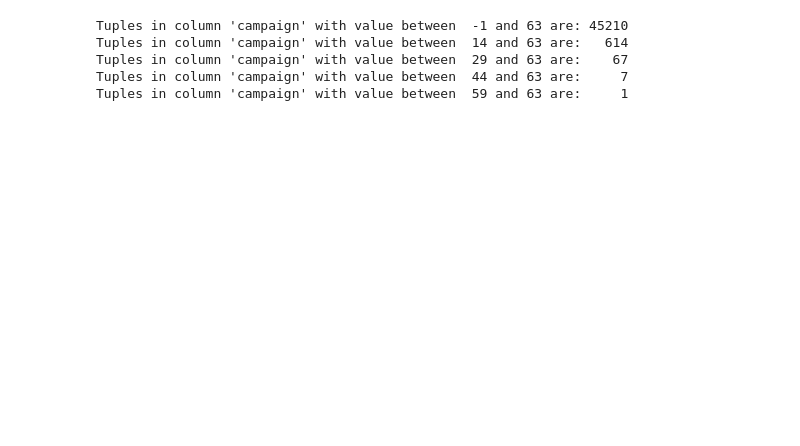
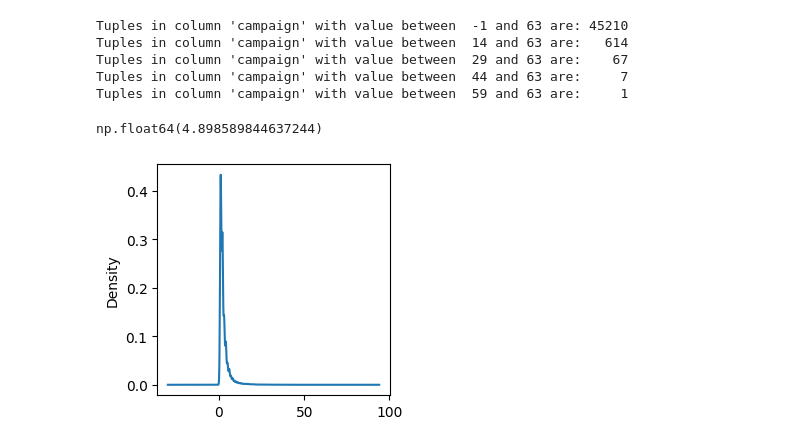
Before and after one commit to Padhanaya/apex-project2, a Jupyter notebook: apex.ipynb, the cells around one changed output. Saved outputs shown, nothing was run; the diff lists cells and outputs as text; code cells hidden in the pictures; blank space fills up the shorter version.

```diff
--- a/apex.ipynb
+++ b/apex.ipynb
@@ -258,6 +280,14 @@ Tuples in column 'campaign' with value between  14 and 63 are:   614
 Tuples in column 'campaign' with value between  29 and 63 are:    67
 Tuples in column 'campaign' with value between  44 and 63 are:     7
 Tuples in column 'campaign' with value between  59 and 63 are:     1
+# %%
+# Checking skewness
+df["campaign"].skew()
+# %% [output]
+np.float64(4.898589844637244)
 # %%
-# Applying cap on large tuples which have large values.
-df['campaign'] = np.clip(df['campaign'], -1, 30)
+# Ploting "campaign"
+df["campaign"].plot(kind = "kde", figsize = (3,3))
+plt.show()
+# %% [output]
+[figure, added]
```
Also changed, not shown: parts of 28 cells of this notebook.
